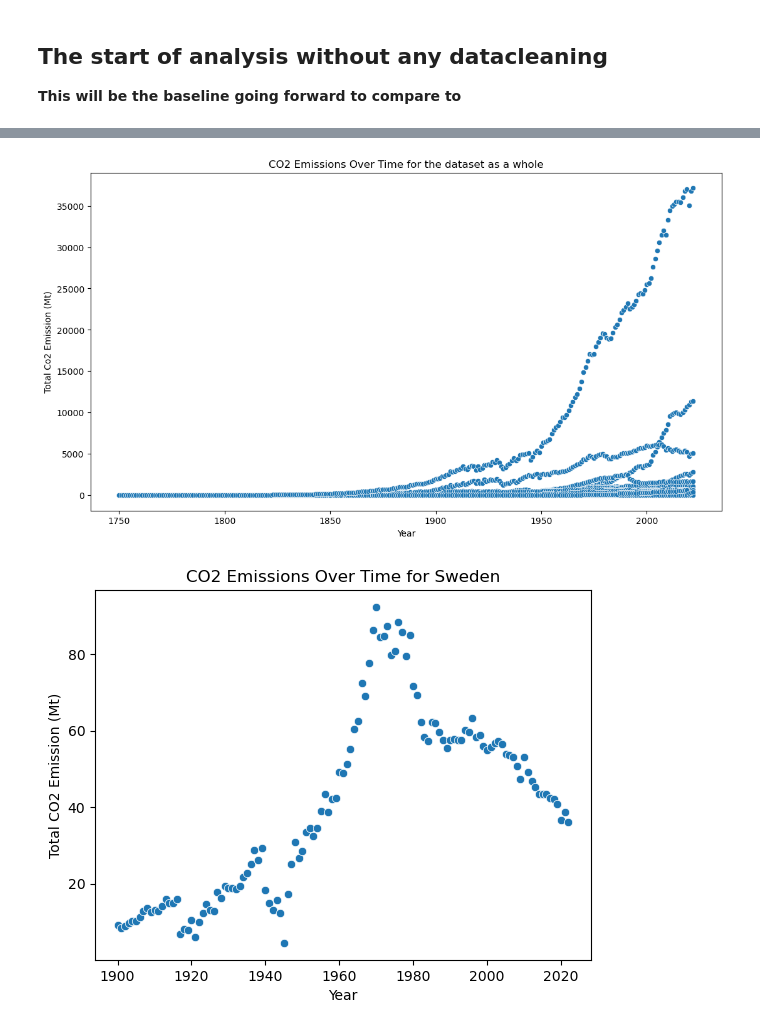
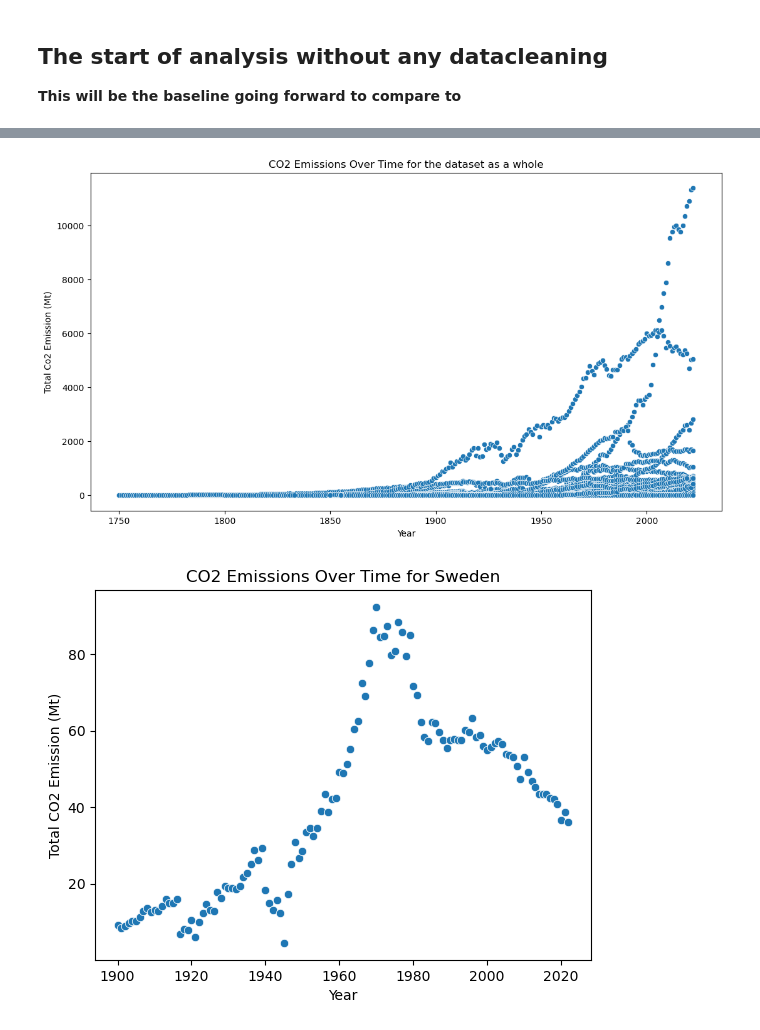
Before and after one commit to Chelsan98/Thesis_EDA_Markus_Oscar, a Jupyter notebook: EDA_CO2.ipynb, the cells around one changed output, grey strips where cells are left out. Drawn from its saved outputs; the diff is of its cells as text; code cells hidden in the pictures.

Commit message:
Fixed an oversight where the "Global" rows were negatively impacting the result

```diff
--- a/EDA_CO2.ipynb
+++ b/EDA_CO2.ipynb
@@ -169,10 +170,11 @@ dtype: float64
 # %%
+
 plt.figure(figsize=(13, 7))
-sbn.scatterplot(x=dataCo2['Year'], y=dataCo2['Total Co2 Emission (Mt)']) # trend across the dataset
+sbn.scatterplot(x=dataCo2['Year'].drop(drop_global), y=dataCo2['Total Co2 Emission (Mt)']) # trend across the dataset
 plt.title(f'CO2 Emissions Over Time for the dataset as a whole')
 plt.show()
 # %% [output]
-[figure, old version]
+[figure, new version]
 # %%
 country_name = "Sweden" # Change this line to whatever Country interests you
 country_data = dataCo2[dataCo2['Country'] == country_name]
```
Also changed, not shown: parts of 12 cells of this notebook, 2 other files.
